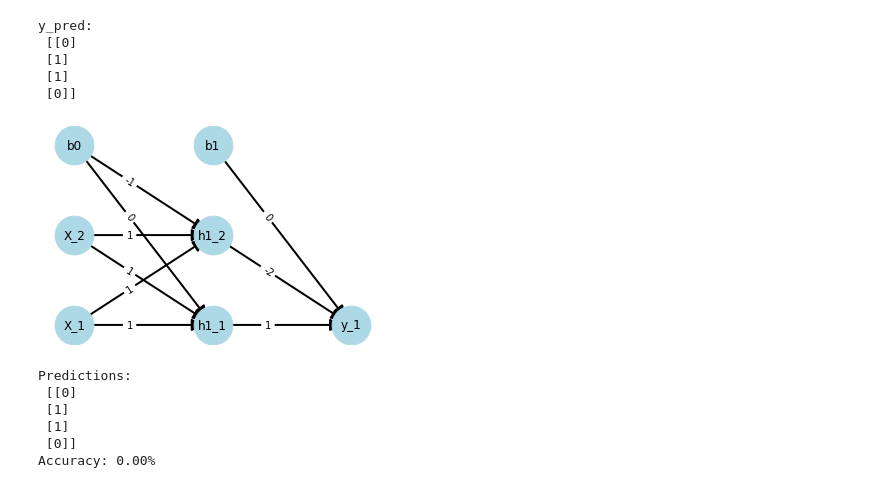
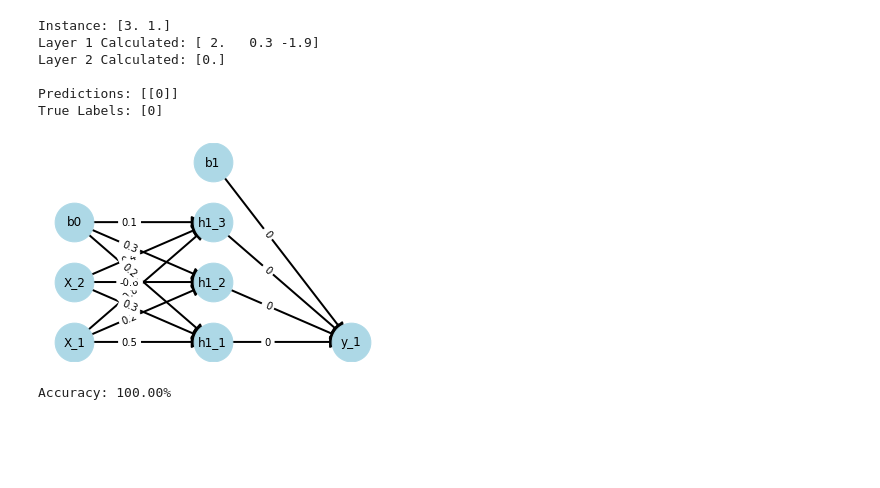
Before and after one commit to kibare/IF3270_ML_Tugas-Besar, a Jupyter notebook: Tubes_A/main.ipynb, the cells around one changed output. Saved outputs shown, nothing was run; the diff lists cells and outputs as text; code cells hidden in the pictures; blank space fills up the shorter version.

```diff
--- a/Tubes_A/main.ipynb
+++ b/Tubes_A/main.ipynb
@@ -95,6 +95,9 @@ class FFNN:
                 output_layer = np.exp(dot_product) / np.sum(np.exp(dot_product), axis=0)
             input_layer = output_layer
 
+            print(f'Layer {i + 1} Calculated: {output_layer}')
+        print()
+
         return output_layer
 
     def predict(self, X):
@@ -103,25 +106,21 @@ class FFNN:
         else:
             predictions = []
             for instance in X:
+                print(f'Instance: {instance}')
                 predictions.append(self.forward_propagation(instance))
             return np.array(predictions)
 
-    def acurracy(self, X, y_true):
+    def accuracy(self, X, y_true):
         y_pred = self.predict(X)
-        for i in range(len(y_pred)):
-            if y_pred[i] >= 0.5:
-                y_pred[i] = 1
-            else:
-                y_pred[i] = 0
+        y_pred = (y_pred >= 0.5).astype(int)
 
-        print("y_pred: \n", y_pred)
+        print(f'Predictions: {y_pred}')
+        print(f'True Labels: {y_true}\n')
 
-        n_correct = 0
-        for i in range(len(y_pred)):
-            if y_pred[i] == y_true[i]:
-                n_correct += 1
+        return np.mean(y_pred == y_true)
 
-        return n_correct / len(y_pred)
+    def sum_squared_error(self, y_calc, y_true):
+        return np.sum(np.square(y_true - y_calc))
 
     def print_model(self):
         self.model.print_model()
@@ -170,51 +169,60 @@ class FFNN:
 
         # draw network
         edge_labels = nx.get_edge_attributes(G, 'weight')
 
         nx.draw_networkx_nodes(G, pos, node_size=1500, node_color='lightblue')
         nx.draw_networkx_edges(G, pos, width=2, edge_color='black', arrows=True, arrowsize=25)
         nx.draw_networkx_edge_labels(G, pos, edge_labels=edge_labels, label_pos=0.60)
         nx.draw_networkx_labels(G, pos, font_size=12, font_family='sans-serif')
         plt.axis('off')
         plt.show()
 
 
 # main function
 def main():
     # load model
-    # filename = input("Enter the filename: ")
-    filename = 'relu'
+    filename = input("Enter the filename: ")
     model_path = filename + '.json'
     model = FFNN(model_path)
 
     # visualize input layer
-    X = np.array([[0,0], [0,1], [1,0], [1,1]])
 
-    # predict output
-    y_pred = model.predict(X)
+    # linear
+    X = np.array([[3.0, 1.0]])
+    y_true = np.array([0])
+
+    # # relu
+    # X = np.array([[-1.0, 0.5]])
+    # y_true = np.array([0])
+
+    # # sigmoid
+    # X = np.array([[0.2, 0.4]])
+    # y_true = np.array([1])
+
+    # # softmax
+    # X = np.array([[1.0, 2.0]])
+    # y_true = np.array([1])
+
+    # # multilayer
+    # X = np.array([[1.0, 0.0], [0.0, 1.0], [0.0, 0.0]])
+    # y_true = np.array([1, 1, 1])
 
     # calculate accuracy
-    y_true = np.array([1, 0, 0, 1])
-    accuracy = model.acurracy(X, y_true)
+    accuracy = model.accuracy(X, y_true)
 
     model.draw_network()
 
-    # print predictions and accuracy
-    print('Predictions: \n', y_pred)
+    # # print predictions and accuracy
     print('Accuracy: {:.2f}%'.format(accuracy*100))
 
 if __name__ == '__main__':
     main()
 # %% [output]
-y_pred:
- [[0]
- [1]
- [1]
- [0]]
+Instance: [3. 1.]
+Layer 1 Calculated: [ 2.   0.3 -1.9]
+Layer 2 Calculated: [0.]
+
+Predictions: [[0]]
+True Labels: [0]
-[figure, old version]
+[figure, new version]
-Predictions:
- [[0]
- [1]
- [1]
- [0]]
-Accuracy: 0.00%
+Accuracy: 100.00%
```
Also changed, not shown: 4 other files.
